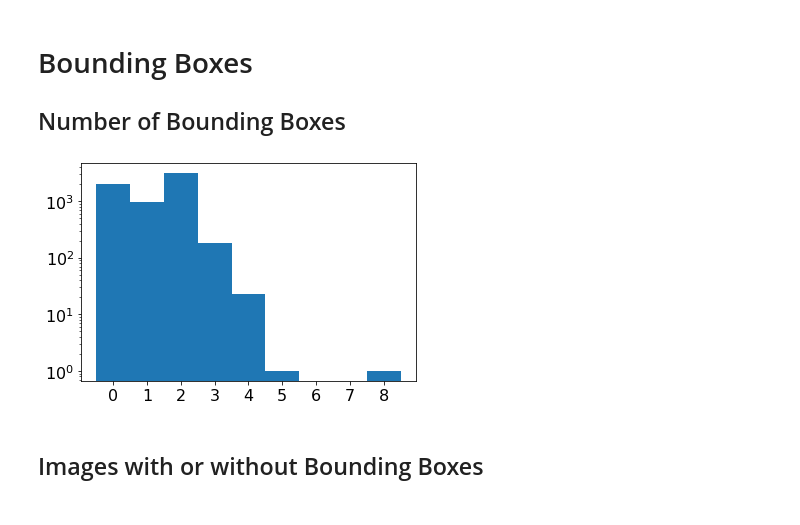
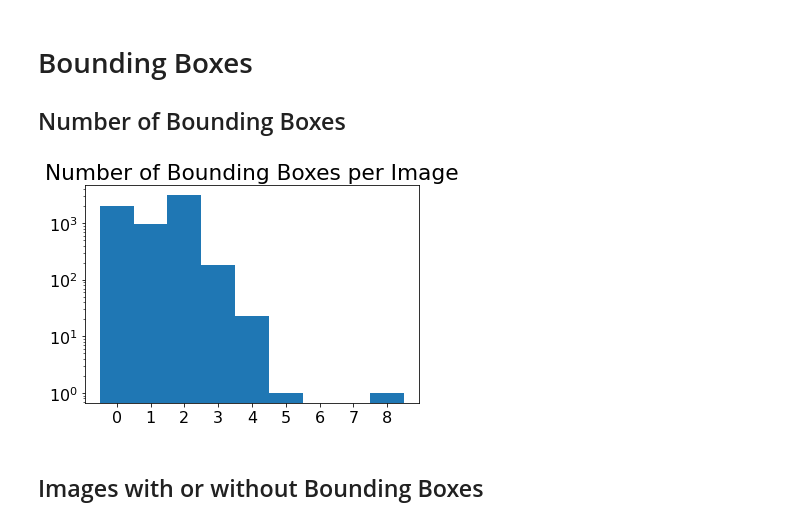
Before and after one commit to CarlaSa/AML_project, a Jupyter notebook: Data Plots.ipynb, the cells around one changed output. Saved outputs shown, nothing was run; the diff lists cells and outputs as text; code cells hidden in the pictures.

```diff
--- a/Data Plots.ipynb
+++ b/Data Plots.ipynb
@@ -43,10 +43,12 @@ plt.show()
 # %%
 plt.hist(nr_bounding_boxes, range=(-0.5,8.5), bins=int(np.max(nr_bounding_boxes))+1)
 plt.yscale("log")
 plt.xticks(range(9))
+plt.title("Number of Bounding Boxes per Image")
+plt.savefig("images/bounding_box_numbers_per_image.pdf")
 plt.show()
 # %% [output]
-[figure, old version]
+[figure, new version]
 # %% [markdown]
 ## Images with or without Bounding Boxes
 # %%
```
Also changed, not shown: parts of 9 cells of this notebook, 4 other files.
